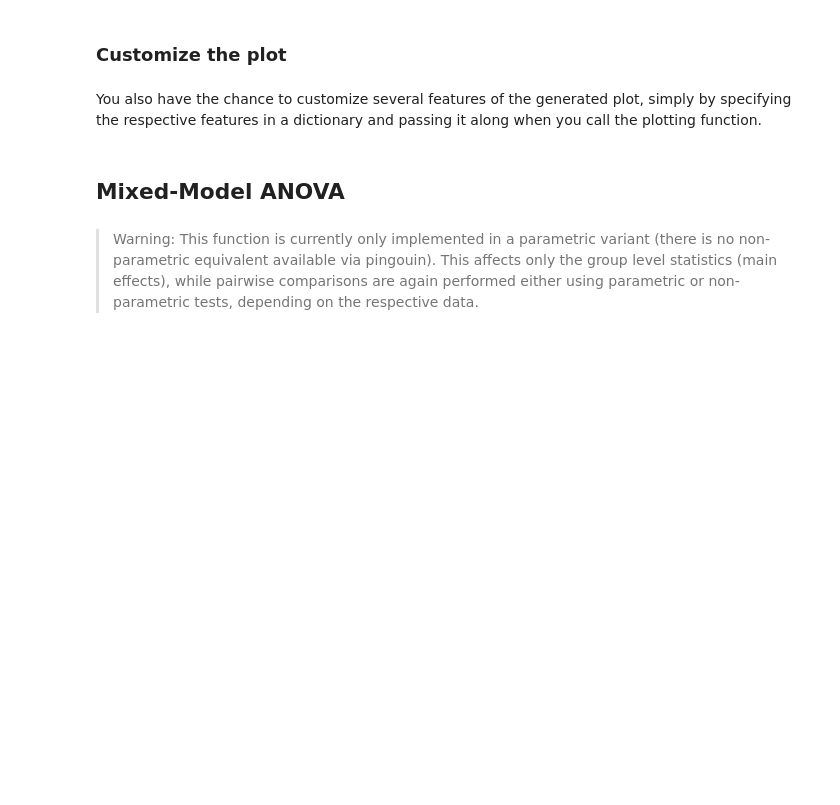
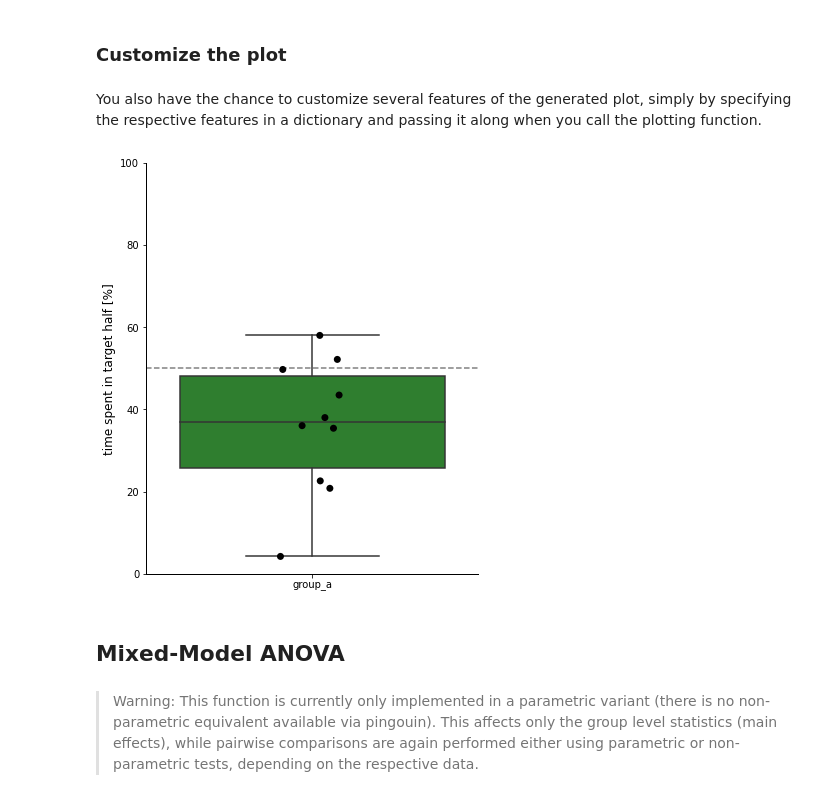
Before and after one commit to Defense-Circuits-Lab/stats_n_plots, a Jupyter notebook: 03_api_tutorial.ipynb, the cells around one changed output. Drawn from its saved outputs; the diff is of its cells as text; code cells hidden in the pictures; blank space fills up the shorter version.

```diff
--- a/03_api_tutorial.ipynb
+++ b/03_api_tutorial.ipynb
@@ -167,14 +206,16 @@ You also have the chance to customize several features of the generated plot, si
 # %%
 params = {'color_palette': {'group_a': 'forestgreen'},
           'marker_size': 7,
           'fig_width': 14,
           'yaxis_scaling_mode': 'manual',
           'yaxis_lower_lim_value': 0,
           'yaxis_upper_lim_value': 100,
           'yaxis_label_text': 'time spent in target half [%]',
           'xaxis_label_text': ''}
 
-plots.plot_one_sample(df, plot_type = 'boxplot with stripplot overlay', params = params)
+plots.plot_one_sample(df, plot_type = 'boxplot with stripplot overlay', **params)
+# %% [output]
+[figure, added]
 # %% [markdown]
 ## Mixed-Model ANOVA
 # %% [markdown]
```
Also changed, not shown: parts of 20 cells of this notebook, 5 other files.
